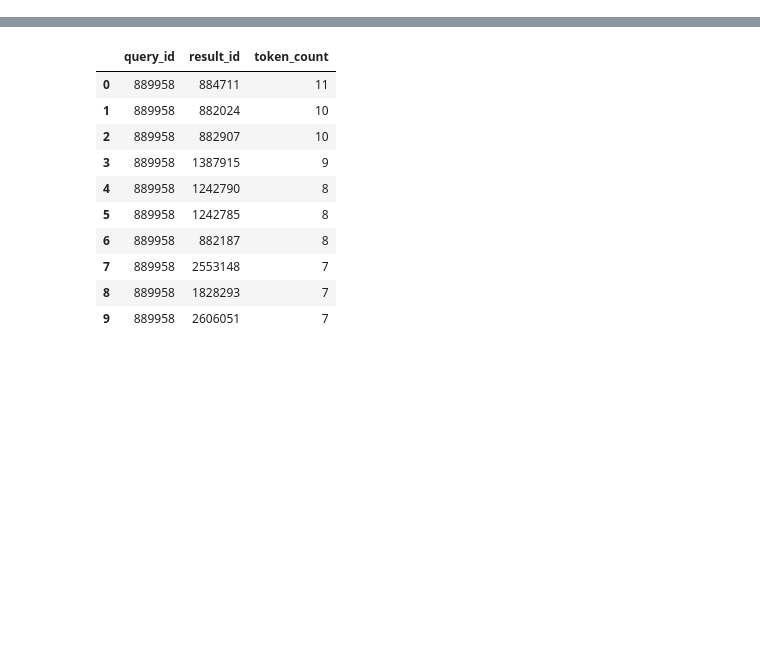
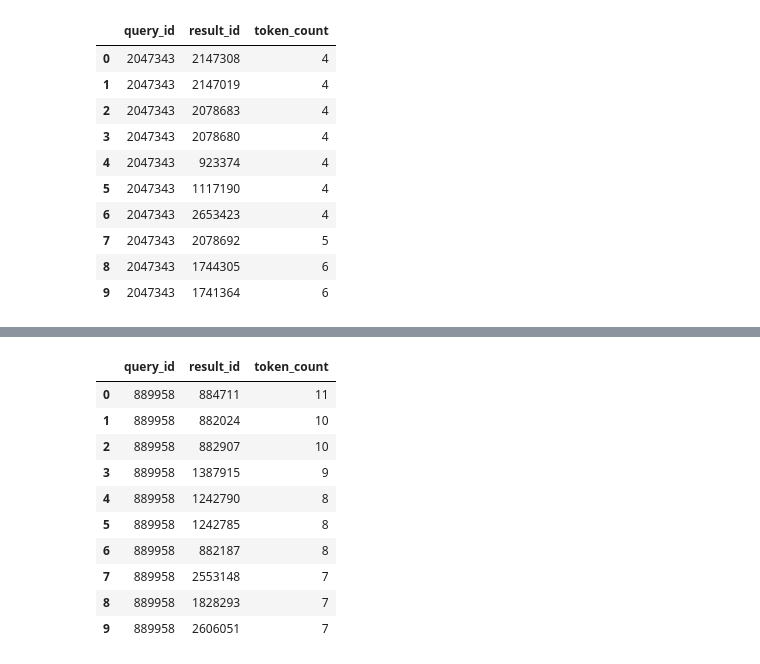
Before and after one commit to nanni00/datalake-table-finder, a Jupyter notebook: experiments/graph/test.ipynb, the cells around one changed output, grey strips where cells are left out. Saved outputs shown, nothing was run; the diff lists cells and outputs as text; code cells hidden in the pictures; blank space fills up the shorter version.

```diff
--- a/experiments/graph/test.ipynb
+++ b/experiments/graph/test.ipynb
@@ -80,0 +92,14 @@ results
+# %%
+df[df['query_id'] == 2047343]
+# %% [output]
+|  | query_id | result_id | token_count |
+| 0 | 2047343 | 2147308 | 4 |
+| 1 | 2047343 | 2147019 | 4 |
+| 2 | 2047343 | 2078683 | 4 |
+| 3 | 2047343 | 2078680 | 4 |
+| 4 | 2047343 | 923374 | 4 |
+| 5 | 2047343 | 1117190 | 4 |
+| 6 | 2047343 | 2653423 | 4 |
+| 7 | 2047343 | 2078692 | 5 |
+| 8 | 2047343 | 1744305 | 6 |
+| 9 | 2047343 | 1741364 | 6 |
```
Also changed, not shown: parts of 7 cells of this notebook, 14 other files.
